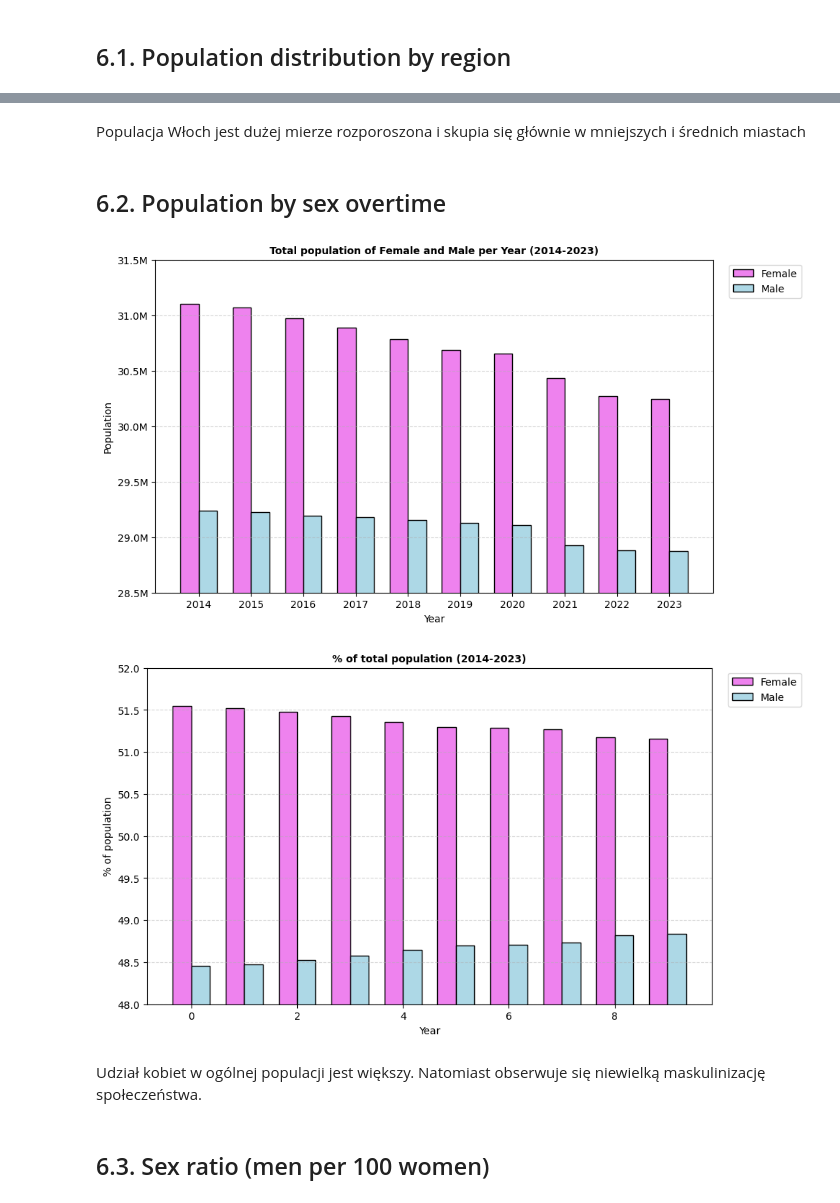
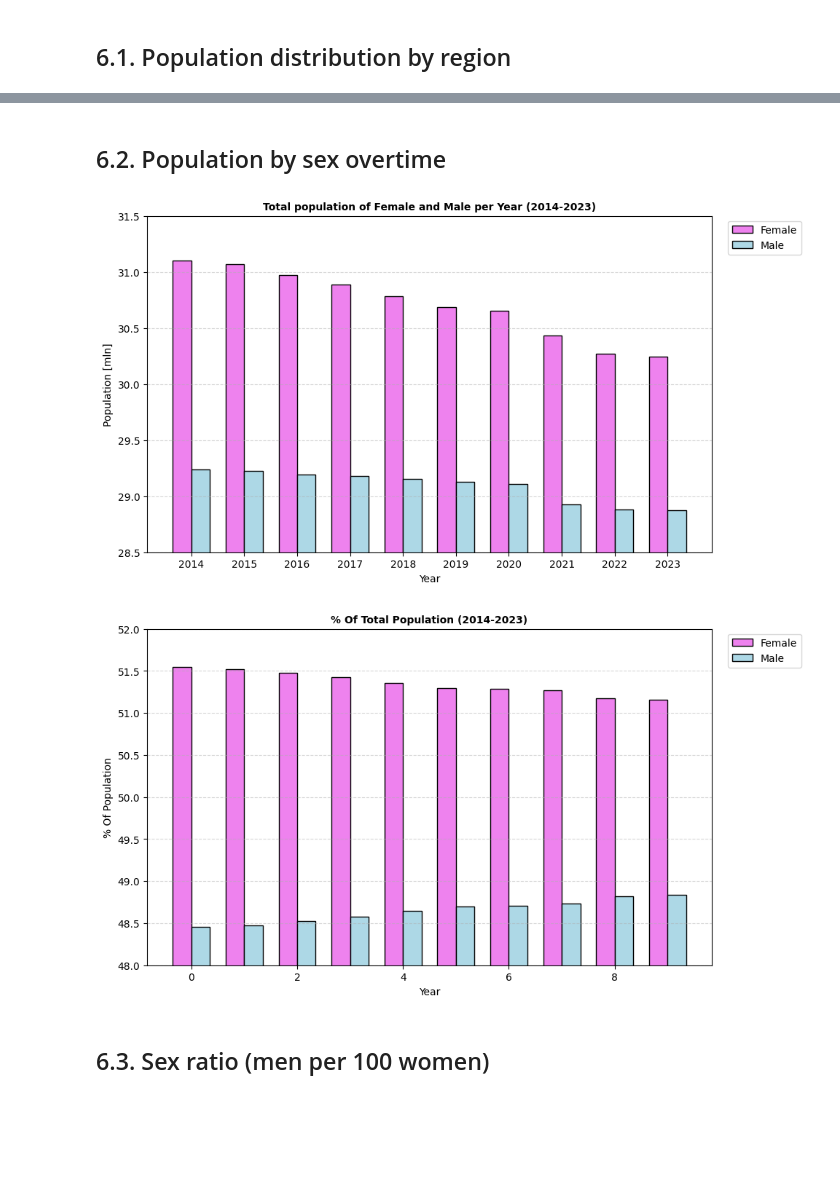
Before and after one commit to kszlosarczyk/Italian-Population-Analysis, a Jupyter notebook: main.ipynb, the cells around one changed output, grey strips where cells are left out. Saved outputs shown, nothing was run; the diff lists cells and outputs as text; code cells hidden in the pictures; blank space fills up the shorter version.

Commit message:
Plots update

```diff
--- a/main.ipynb
+++ b/main.ipynb
@@ -177,5 +177,3 @@ plt.show()
-# %% [markdown]
-Populacja Włoch jest dużej mierze rozporoszona i skupia się głównie w mniejszych i średnich miastach
 # %% [markdown]
 ## 6.2. Population by sex overtime
 # %%
@@ -193,42 +191,39 @@ plt.xticks(x, population_yearly_df['Year'])
 plt.title(
     'Total population of Female and Male per Year (2014-2023)',
     fontsize=10,
     fontweight='bold')
 plt.xlabel('Year')
-plt.ylabel('Population')
+plt.ylabel('Population [mln]')
 plt.legend(bbox_to_anchor=(1.02, 1), loc='upper left')
 plt.grid(axis='y', linestyle='--', alpha=0.5)
 
-formatter = FuncFormatter(lambda x, pos: f'{x/1_000_000:.1f}M')
+formatter = FuncFormatter(lambda x, pos: f'{x/1_000_000:.1f}')
 plt.gca().yaxis.set_major_formatter(formatter)
 plt.ylim(28_500_000, 31_500_000)
 
 plt.show()
 
 x = np.arange(len(population_yearly_df['Year']))
 width = 0.35
 
 plt.figure(figsize=(10,6))
 
 plt.bar(x - width/2, population_yearly_df['F%'], width, label='Female', color = 'violet', edgecolor = 'black')
 plt.bar(x + width/2, population_yearly_df['M%'], width, label='Male', color = 'lightblue', edgecolor = 'black')
 plt.legend(bbox_to_anchor=(1.02, 1), loc='upper left')
 plt.title(
-    '% of total population (2014-2023)',
+    '% Of Total Population (2014-2023)',
     fontsize=10,
     fontweight='bold')
-plt.ylabel('% of population')
+plt.ylabel('% Of Population')
 plt.xlabel('Year')
 plt.grid(axis='y', linestyle='--', alpha=0.5)
 plt.ylim(48, 52)
 
 plt.show()
 # %% [output]
-[figure, old version]
+[figure, new version]
 [figure]
-# %% [markdown]
-Udział kobiet w ogólnej populacji jest większy.
-Natomiast obserwuje się niewielką maskulinizację społeczeństwa.
 # %% [markdown]
 ## 6.3. Sex ratio (men per 100 women)
 # %%
```
Also changed, not shown: parts of 9 cells of this notebook.
